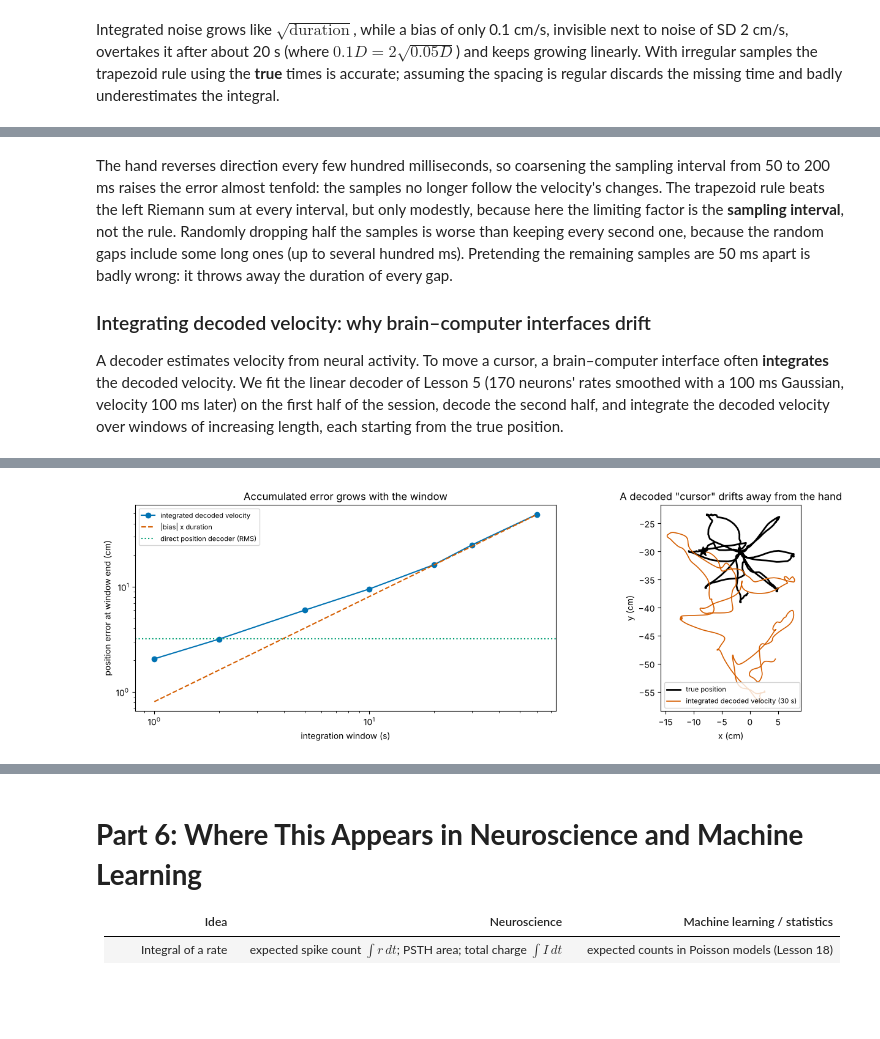
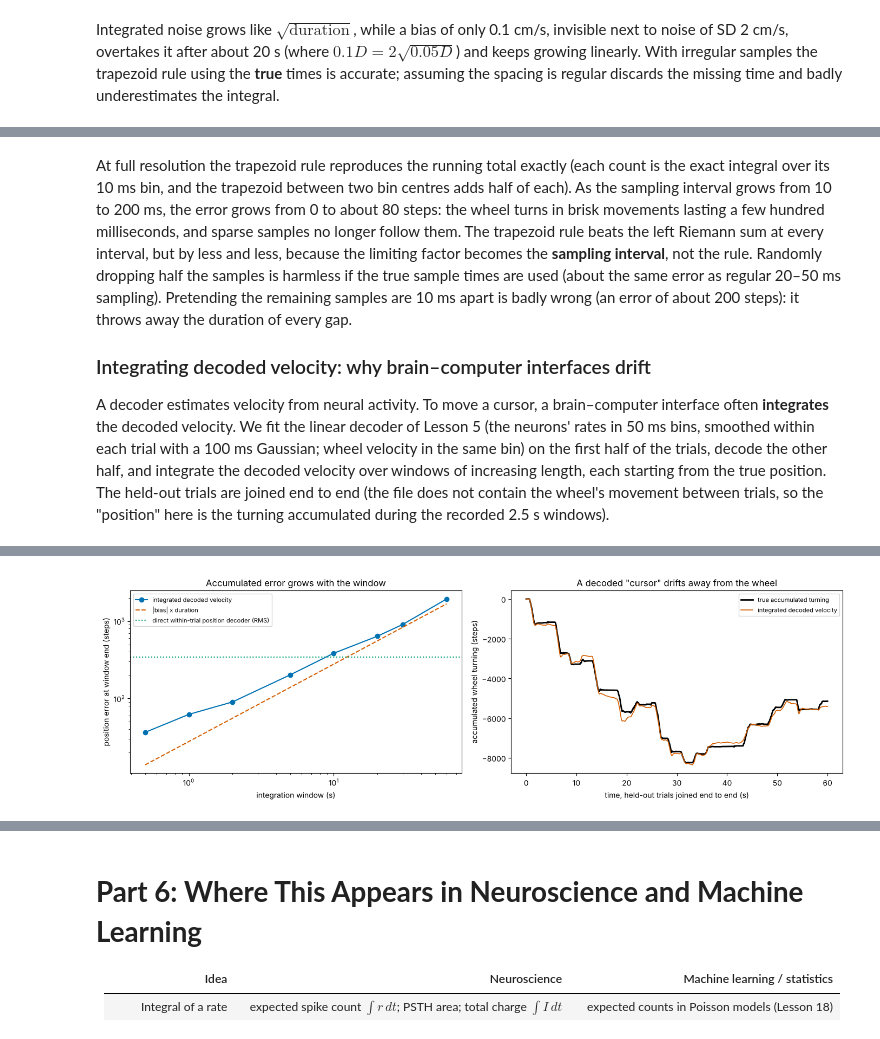
Before and after one commit to peter-adepoju/math-neuro-ml, a Jupyter notebook: week4/lesson13/Lesson13_Teaching_Notebook.ipynb, the cells around one changed output, grey strips where cells are left out. Drawn from its saved outputs; the diff is of its cells as text; code cells hidden in the pictures; blank space fills up the shorter version.

```diff
--- a/week4/lesson13/Lesson13_Teaching_Notebook.ipynb
+++ b/week4/lesson13/Lesson13_Teaching_Notebook.ipynb
@@ -487,50 +501,54 @@ random 50% kept, assuming 50 ms                  4.575
 # %% [markdown]
-The hand reverses direction every few hundred milliseconds, so coarsening the sampling interval from 50 to 200 ms raises the error almost tenfold: the samples no longer follow the velocity's changes. The trapezoid rule beats the left Riemann sum at every interval, but only modestly, because here the limiting factor is the **sampling interval**, not the rule. Randomly dropping half the samples is worse than keeping every second one, because the random gaps include some long ones (up to several hundred ms). Pretending the remaining samples are 50 ms apart is badly wrong: it throws away the duration of every gap.
+At full resolution the trapezoid rule reproduces the running total exactly (each count is the exact integral over its 10 ms bin, and the trapezoid between two bin centres adds half of each). As the sampling interval grows from 10 to 200 ms, the error grows from 0 to about 80 steps: the wheel turns in brisk movements lasting a few hundred milliseconds, and sparse samples no longer follow them. The trapezoid rule beats the left Riemann sum at every interval, but by less and less, because the limiting factor becomes the **sampling interval**, not the rule. Randomly dropping half the samples is harmless if the true sample times are used (about the same error as regular 20–50 ms sampling). Pretending the remaining samples are 10 ms apart is badly wrong (an error of about 200 steps): it throws away the duration of every gap.
 
 ### Integrating decoded velocity: why brain–computer interfaces drift
 
-A decoder estimates velocity from neural activity. To move a cursor, a brain–computer interface often **integrates** the decoded velocity. We fit the linear decoder of Lesson 5 (170 neurons' rates smoothed with a 100 ms Gaussian, velocity 100 ms later) on the first half of the session, decode the second half, and integrate the decoded velocity over windows of increasing length, each starting from the true position.
+A decoder estimates velocity from neural activity. To move a cursor, a brain–computer interface often **integrates** the decoded velocity. We fit the linear decoder of Lesson 5 (the neurons' rates in 50 ms bins, smoothed within each trial with a 100 ms Gaussian; wheel velocity in the same bin) on the first half of the trials, decode the other half, and integrate the decoded velocity over windows of increasing length, each starting from the true position. The held-out trials are joined end to end (the file does not contain the wheel's movement between trials, so the "position" here is the turning accumulated during the recorded 2.5 s windows).
 # %%
-rates = m1['spikes'].T.astype(float) / 0.05                          # (15536, 171) spikes/s
-X_dec = gaussian_filter1d(rates, 2, axis=0)[:-2]                      # (15534, 171) smoothed rates
-V_t, P_t, T_t = vel[2:], pos[2:], time_s[2:]                          # velocity, position and time 100 ms later
-n_t = len(X_dec); train = np.arange(n_t) < n_t // 2
-D_dec = np.column_stack([np.ones(n_t), X_dec])
-B_dec = np.linalg.lstsq(D_dec[train], V_t[train], rcond=None)[0]    # (172, 2) decoder weights
-V_hat = D_dec @ B_dec                                                 # (15534, 2) decoded velocity, cm/s
+rates3 = rates_3d                                                     # (342, 447, 50) spikes/s, from the loader
+X3 = gaussian_filter1d(rates3, 2, axis=2)                             # smoothed within each trial
+X_dec = X3.transpose(0, 2, 1).reshape(-1, n_neurons)                  # (17100, 447)
+V_t = wheel_2d.reshape(-1)                                            # (17100,) wheel velocity in each 50 ms bin, steps/s
+train = np.repeat(np.arange(n_trials) < n_trials // 2, 50)
+keep_n = X_dec[train].std(axis=0) > 0
+D_dec = np.column_stack([np.ones(V_t.size), X_dec[:, keep_n]])
+B_dec = np.linalg.lstsq(D_dec[train], V_t[train], rcond=None)[0]    # decoder weights
+V_hat = D_dec @ B_dec                                                 # (17100,) decoded velocity, steps/s
 resid = V_hat[~train] - V_t[~train]
-r2_dec = 1 - np.sum(resid**2, axis=0) / np.sum((V_t[~train] - V_t[~train].mean(axis=0))**2, axis=0)
-bias = resid.mean(axis=0)
-print(f"decoder test R^2 (vx, vy) = {np.round(r2_dec, 3)};  mean decoding error on the test half (bias) = {np.round(bias, 3)} cm/s, |bias| = {np.linalg.norm(bias):.3f} cm/s")
+r2_dec = 1 - np.sum(resid**2) / np.sum((V_t[~train] - V_t[~train].mean())**2)
+bias = resid.mean()
+print(f"decoder test R^2 = {r2_dec:.3f};  mean decoding error on the held-out trials (bias) = {bias:+.1f} steps/s "
+      f"(velocity SD {V_t[~train].std():.0f} steps/s);  training-trial mean error {np.mean(V_hat[train] - V_t[train]):+.1e}")
 
-test_idx = np.where(~train)[0]
-win_s = np.array([1, 2, 5, 10, 20, 30, 60])                           # window lengths, s
+P_true = np.r_[0, np.cumsum(V_t[~train] * 0.05)]                     # accumulated turning over the joined held-out trials, steps
+P_hat = np.r_[0, np.cumsum(V_hat[~train] * 0.05)]                    # the same from the decoded velocity
+win_s = np.array([0.5, 1, 2, 5, 10, 20, 30, 60])                      # window lengths, s
 med_err = []
 for Ws in win_s:
-    L_ = int(Ws / 0.05); errs_w = []
-    for s in range(test_idx[0], test_idx[-1] - L_, L_):
-        sl = slice(s, s + L_)
-        p_hat_end = P_t[s] + np.trapezoid(V_hat[sl], T_t[sl], axis=0)
-        errs_w.append(np.linalg.norm(p_hat_end - P_t[s + L_ - 1]))
+    L_ = int(round(Ws / 0.05))
+    starts = np.arange(0, P_true.size - L_, L_)
+    errs_w = np.abs((P_hat[starts + L_] - P_hat[starts]) - (P_true[starts + L_] - P_true[starts]))
     med_err.append(np.median(errs_w))
 med_err = np.array(med_err)
 for Ws, e in zip(win_s, med_err):
-    print(f"window {Ws:3d} s: median end-of-window position error {e:6.2f} cm   (|bias| x duration = {np.linalg.norm(bias) * Ws:6.2f} cm)")
+    print(f"window {Ws:5.1f} s: median end-of-window position error {e:7.1f} steps   (|bias| x duration = {abs(bias) * Ws:7.1f} steps)")
 
-B_pos = np.linalg.lstsq(D_dec[train], P_t[train], rcond=None)[0]     # a decoder of position itself, for comparison
-rms_pos = rms_cm(D_dec[~train] @ B_pos, P_t[~train])
-print(f"decoding position directly: RMS error {rms_pos:.2f} cm on the test half (position SD {P_t[~train].std(axis=0).round(2)} cm)")
+# For comparison: decode the position within each trial directly (turning since the trial began).
+pos50 = np.concatenate([np.zeros((n_trials, 1)), np.cumsum(wheel_2d * 0.05, axis=1)[:, :-1]], axis=1).reshape(-1)   # (17100,) position at each bin start
+B_pos = np.linalg.lstsq(D_dec[train], pos50[train], rcond=None)[0]
+rms_pos = float(np.sqrt(np.mean((D_dec[~train] @ B_pos - pos50[~train])**2)))
+print(f"decoding the within-trial position directly: RMS error {rms_pos:.0f} steps (position SD {pos50[~train].std():.0f} steps)")
 
 fig, axes = plt.subplots(1, 2, figsize=(14, 4.4))
 axes[0].loglog(win_s, med_err, 'o-', color=PALETTE[0], label='integrated decoded velocity')
-axes[0].loglog(win_s, np.linalg.norm(bias) * win_s, '--', color=PALETTE[1], label='|bias| x duration')
-axes[0].axhline(rms_pos, color=PALETTE[2], ls=':', label='direct position decoder (RMS)')
-axes[0].set_xlabel('integration window (s)'); axes[0].set_ylabel('position error at window end (cm)'); axes[0].set_title('Accumulated error grows with the window'); axes[0].legend(fontsize=8)
-s = test_idx[0] + 200; sl = slice(s, s + 600)
-p_dec = P_t[s] + cumulative_trapezoid(V_hat[sl], T_t[sl], axis=0, initial=0)
-axes[1].plot(P_t[sl, 0], P_t[sl, 1], color='black', lw=2, label='true position')
-axes[1].plot(p_dec[:, 0], p_dec[:, 1], color=PALETTE[1], lw=1.2, label='integrated decoded velocity (30 s)')
-axes[1].plot(*P_t[s], 'k*', ms=12)
-axes[1].set_aspect('equal'); axes[1].set_xlabel('x (cm)'); axes[1].set_ylabel('y (cm)'); axes[1].set_title('A decoded "cursor" drifts away from the hand'); axes[1].legend(fontsize=8)
+axes[0].loglog(win_s, abs(bias) * win_s, '--', color=PALETTE[1], label='|bias| x duration')
+axes[0].axhline(rms_pos, color=PALETTE[2], ls=':', label='direct within-trial position decoder (RMS)')
+axes[0].set_xlabel('integration window (s)'); axes[0].set_ylabel('position error at window end (steps)'); axes[0].set_title('Accumulated error grows with the window'); axes[0].legend(fontsize=8)
+n_show = 24                                                           # 24 joined trials = 60 s
+tt = np.arange(n_show * 50 + 1) * 0.05
+axes[1].plot(tt, P_true[:n_show * 50 + 1], color='black', lw=2, label='true accumulated turning')
+axes[1].plot(tt, P_hat[:n_show * 50 + 1], color=PALETTE[1], lw=1.2, label='integrated decoded velocity')
+axes[1].set_xlabel('time, held-out trials joined end to end (s)'); axes[1].set_ylabel('accumulated wheel turning (steps)')
+axes[1].set_title('A decoded "cursor" drifts away from the wheel'); axes[1].legend(fontsize=8)
 plt.tight_layout(); plt.show()
 # %% [output]
@@ -546,3 +565,3 @@ decoding position directly: RMS error 3.20 cm on the test half (position SD [4.4
-[figure, old version]
+[figure, new version]
 # %% [markdown]
 **Interpretation.**
```
Also changed, not shown: parts of 7 cells of this notebook, 1 other file.
